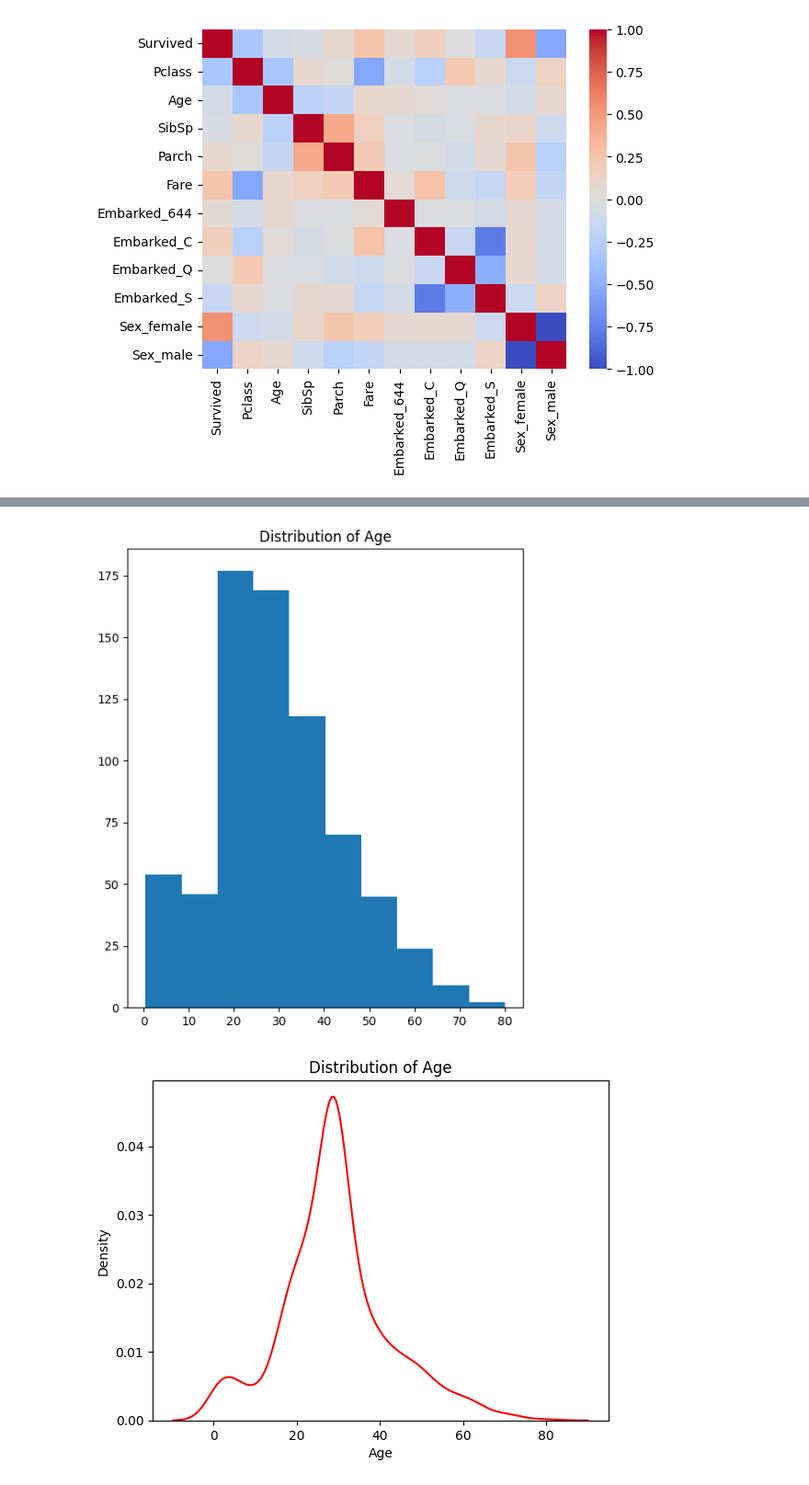
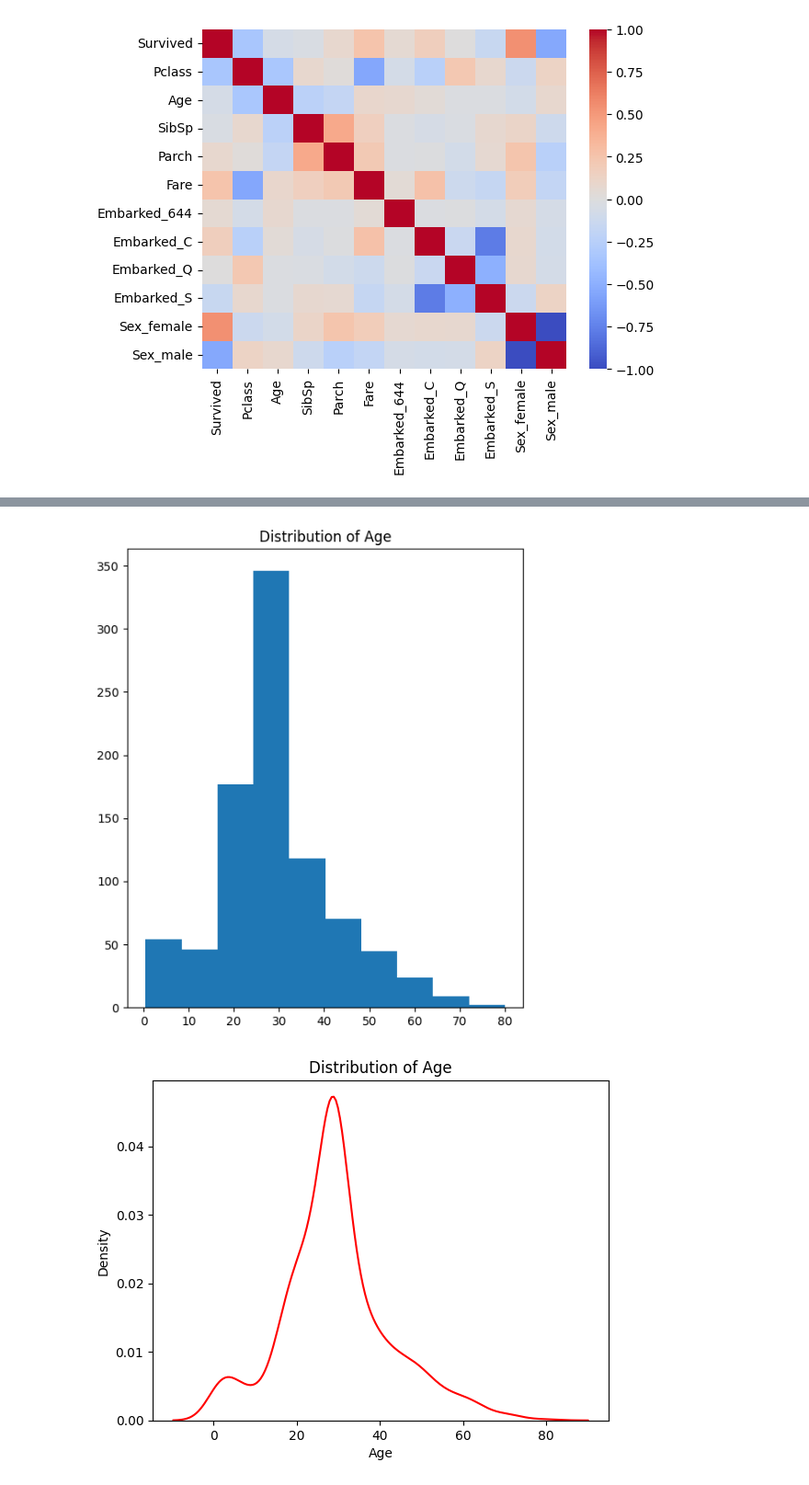
Before and after one commit to JudeMirac/titanic, a Jupyter notebook: Workflow/Notebooks/Model_buildout.ipynb, the cells around one changed output, grey strips where cells are left out. Shown at 92% size. Cells and saved outputs as stored; diff of their text form; code cells hidden in the pictures.

```diff
--- a/Workflow/Notebooks/Model_buildout.ipynb
+++ b/Workflow/Notebooks/Model_buildout.ipynb
@@ -161,11 +161,11 @@ df1.corr(numeric_only= True)
 # %%
 # distrbution of age
 plt.figure(figsize=(6,7))
-plt.hist(x= df['Age'], density= False, )
+plt.hist(x= df1['Age'], density= False, )
 plt.title('Distribution of Age')
 plt.show()
 # %% [output]
-[figure, old version]
+[figure, new version]
 # %%
 # Distribution of Age with smooth =
 sns.kdeplot(data = df1, x = 'Age', color= 'red')
```
Also changed, not shown: parts of 7 cells of this notebook.
